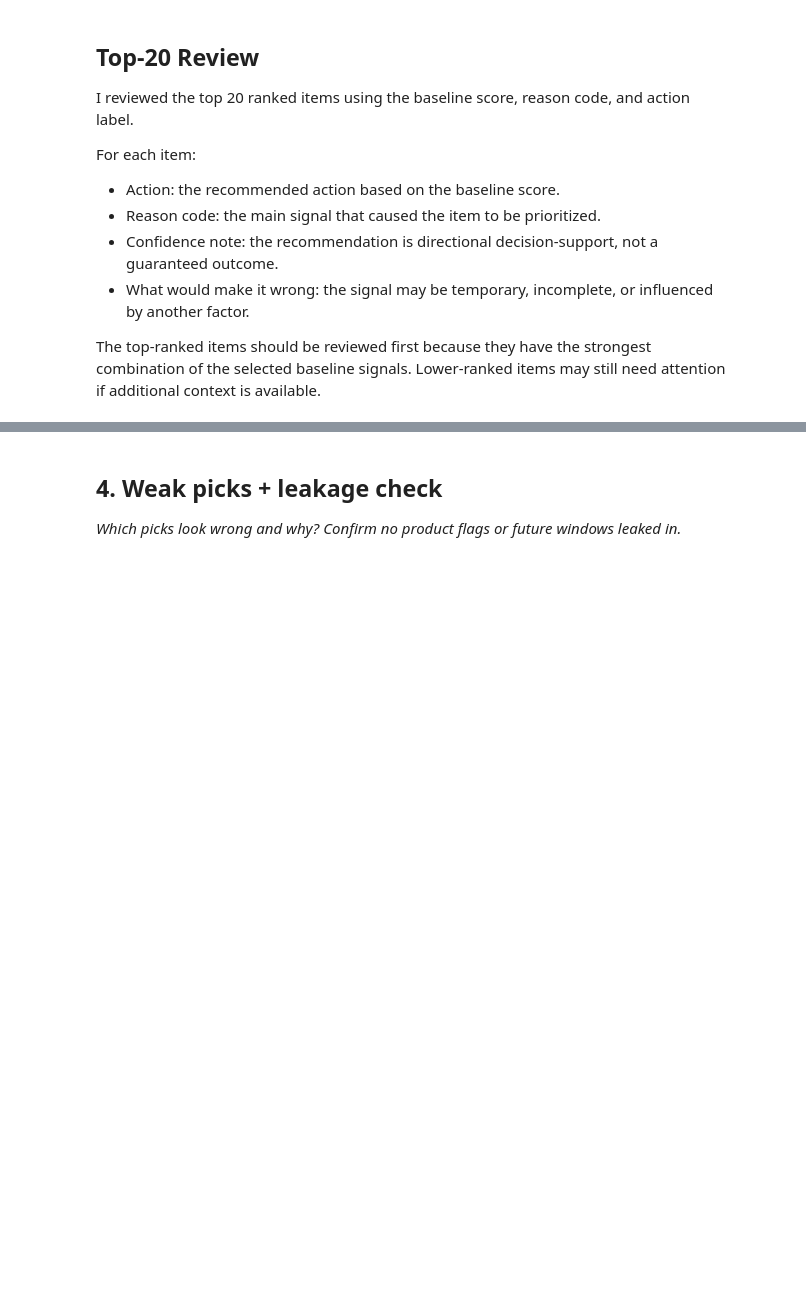
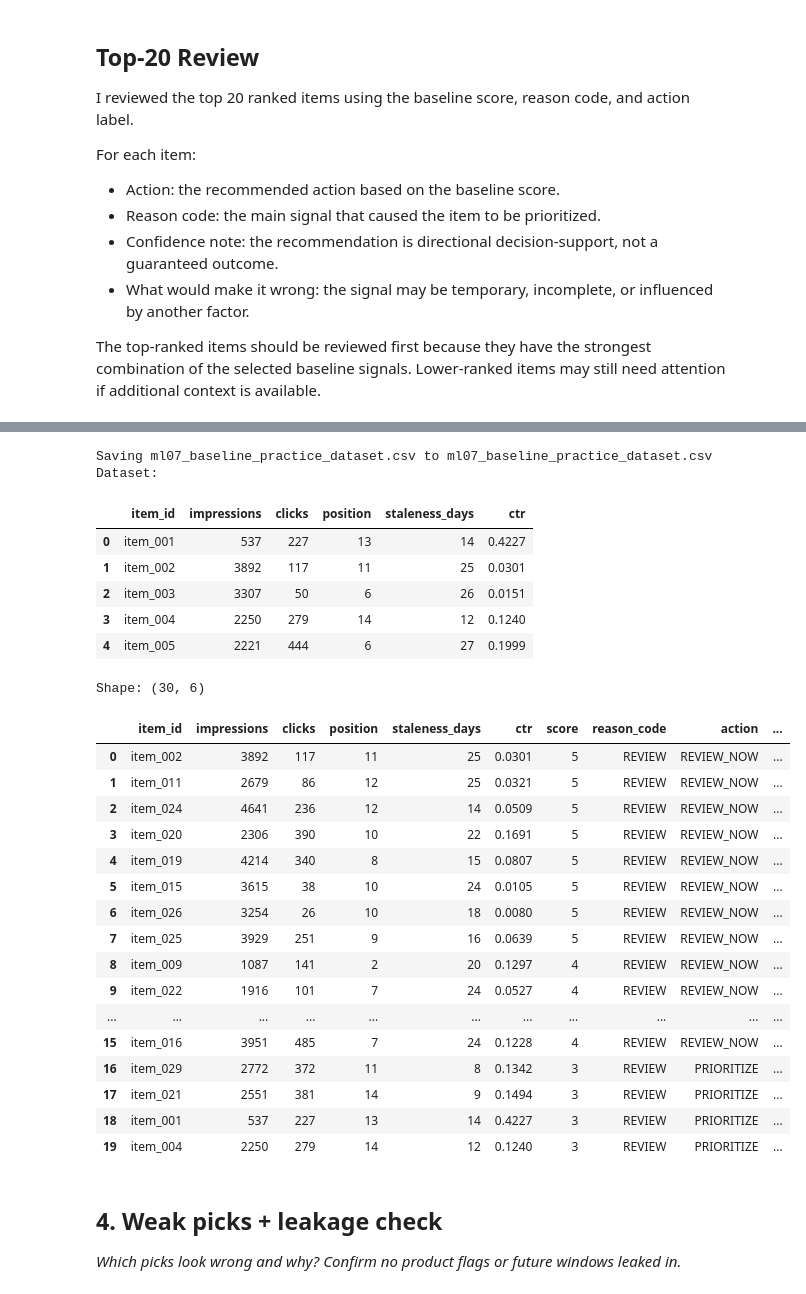
Before and after one commit to ganeshmpsmg/flyrank-ml-internship, a Jupyter notebook: work/notebooks/w04_baseline_score.ipynb, the cells around one changed output, grey strips where cells are left out. Drawn from its saved outputs; the diff is of its cells as text; code cells hidden in the pictures; blank space fills up the shorter version.

```diff
--- a/work/notebooks/w04_baseline_score.ipynb
+++ b/work/notebooks/w04_baseline_score.ipynb
@@ -176,3 +176,37 @@ For each item:
 - What would make it wrong: the signal may be temporary, incomplete, or influenced by another factor.
 
 The top-ranked items should be reviewed first because they have the strongest combination of the selected baseline signals. Lower-ranked items may still need attention if additional context is available.
+# %%
+import pandas as pd
+import os
+from google.colab import files
+
+# Upload the dataset
+uploaded = files.upload()
+
+# Get the uploaded CSV filename automatically
+filename = next(iter(uploaded))
+
+# Load dataset
+df = pd.read_csv(filename)
+
+print("Dataset:")
+display(df.head())
+
+print("Shape:", df.shape)
+df["score"] = (
+    (df["impressions"] >= 1000) * 2 +
+    (df["staleness_days"] >= 14) * 2 +
+    (df["position"] >= 8)
+)
+
+df["reason_code"] = "REVIEW"
+df["action"] = "MONITOR"
+df.loc[df["score"] >= 3, "action"] = "PRIORITIZE"
+df.loc[df["score"] >= 4, "action"] = "REVIEW_NOW"
+
+output = df.sort_values("score", ascending=False).reset_index(drop=True)
+output["rank"] = range(1, len(output) + 1)
+
+display(output.head(20))
+# %% [output]
@@ -179,3 +214,29 @@ The top-ranked items should be reviewed first because they have the strongest co
+Saving ml07_baseline_practice_dataset.csv to ml07_baseline_practice_dataset.csv
+Dataset:
+|  | item_id | impressions | clicks | position | staleness_days | ctr |
+| 0 | item_001 | 537 | 227 | 13 | 14 | 0.4227 |
+| 1 | item_002 | 3892 | 117 | 11 | 25 | 0.0301 |
+| 2 | item_003 | 3307 | 50 | 6 | 26 | 0.0151 |
+| 3 | item_004 | 2250 | 279 | 14 | 12 | 0.1240 |
+| 4 | item_005 | 2221 | 444 | 6 | 27 | 0.1999 |
+Shape: (30, 6)
+|  | item_id | impressions | clicks | position | staleness_days | ctr | score | reason_code | action | ... |
+| 0 | item_002 | 3892 | 117 | 11 | 25 | 0.0301 | 5 | REVIEW | REVIEW_NOW | ... |
+| 1 | item_011 | 2679 | 86 | 12 | 25 | 0.0321 | 5 | REVIEW | REVIEW_NOW | ... |
+| 2 | item_024 | 4641 | 236 | 12 | 14 | 0.0509 | 5 | REVIEW | REVIEW_NOW | ... |
+| 3 | item_020 | 2306 | 390 | 10 | 22 | 0.1691 | 5 | REVIEW | REVIEW_NOW | ... |
+| 4 | item_019 | 4214 | 340 | 8 | 15 | 0.0807 | 5 | REVIEW | REVIEW_NOW | ... |
+| 5 | item_015 | 3615 | 38 | 10 | 24 | 0.0105 | 5 | REVIEW | REVIEW_NOW | ... |
+| 6 | item_026 | 3254 | 26 | 10 | 18 | 0.0080 | 5 | REVIEW | REVIEW_NOW | ... |
+| 7 | item_025 | 3929 | 251 | 9 | 16 | 0.0639 | 5 | REVIEW | REVIEW_NOW | ... |
+| 8 | item_009 | 1087 | 141 | 2 | 20 | 0.1297 | 4 | REVIEW | REVIEW_NOW | ... |
+| 9 | item_022 | 1916 | 101 | 7 | 24 | 0.0527 | 4 | REVIEW | REVIEW_NOW | ... |
+| ... | ... | ... | ... | ... | ... | ... | ... | ... | ... | ... |
+| 15 | item_016 | 3951 | 485 | 7 | 24 | 0.1228 | 4 | REVIEW | REVIEW_NOW | ... |
+| 16 | item_029 | 2772 | 372 | 11 | 8 | 0.1342 | 3 | REVIEW | PRIORITIZE | ... |
+| 17 | item_021 | 2551 | 381 | 14 | 9 | 0.1494 | 3 | REVIEW | PRIORITIZE | ... |
+| 18 | item_001 | 537 | 227 | 13 | 14 | 0.4227 | 3 | REVIEW | PRIORITIZE | ... |
+| 19 | item_004 | 2250 | 279 | 14 | 12 | 0.1240 | 3 | REVIEW | PRIORITIZE | ... |
 # %% [markdown]
 ## 4. Weak picks + leakage check
 
```
Also changed, not shown: parts of 1 cell of this notebook.
